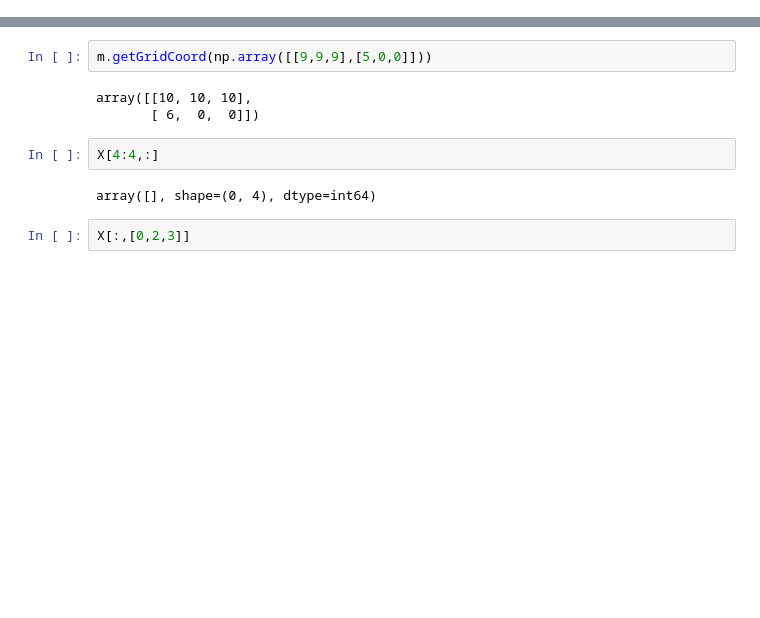
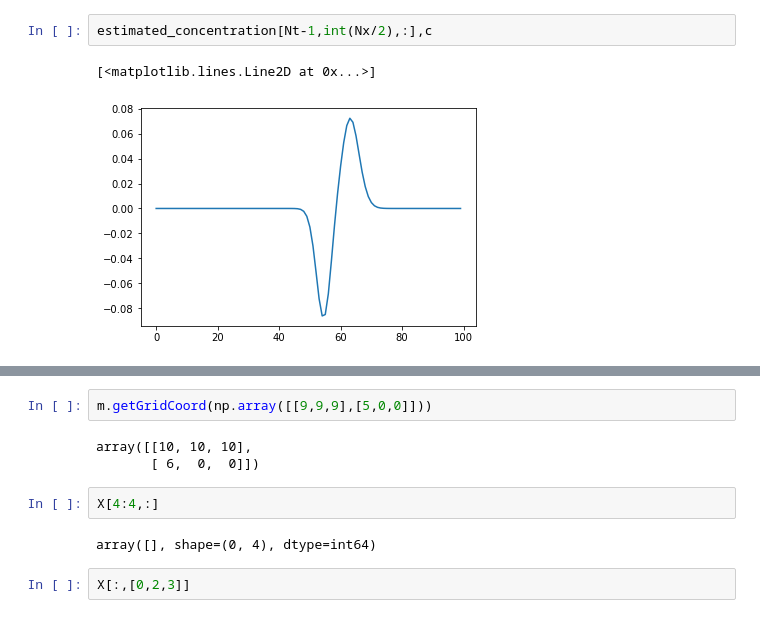
Before and after one commit to SheffieldML/advectionGP, a Jupyter notebook: jupyter/Demo.ipynb, the cells around one changed output, grey strips where cells are left out. Drawn from its saved outputs; the diff is of its cells as text; blank space fills up the shorter version.

```diff
--- a/jupyter/Demo.ipynb
+++ b/jupyter/Demo.ipynb
@@ -33,0 +39,5 @@ for h in sensors.getHs(m):
+# %%
+estimated_concentration[Nt-1,int(Nx/2),:],c
+# %% [output]
+[<matplotlib.lines.Line2D at 0x...>]
+[figure, added]
```
Also changed, not shown: parts of 11 cells of this notebook, 2 other files.
